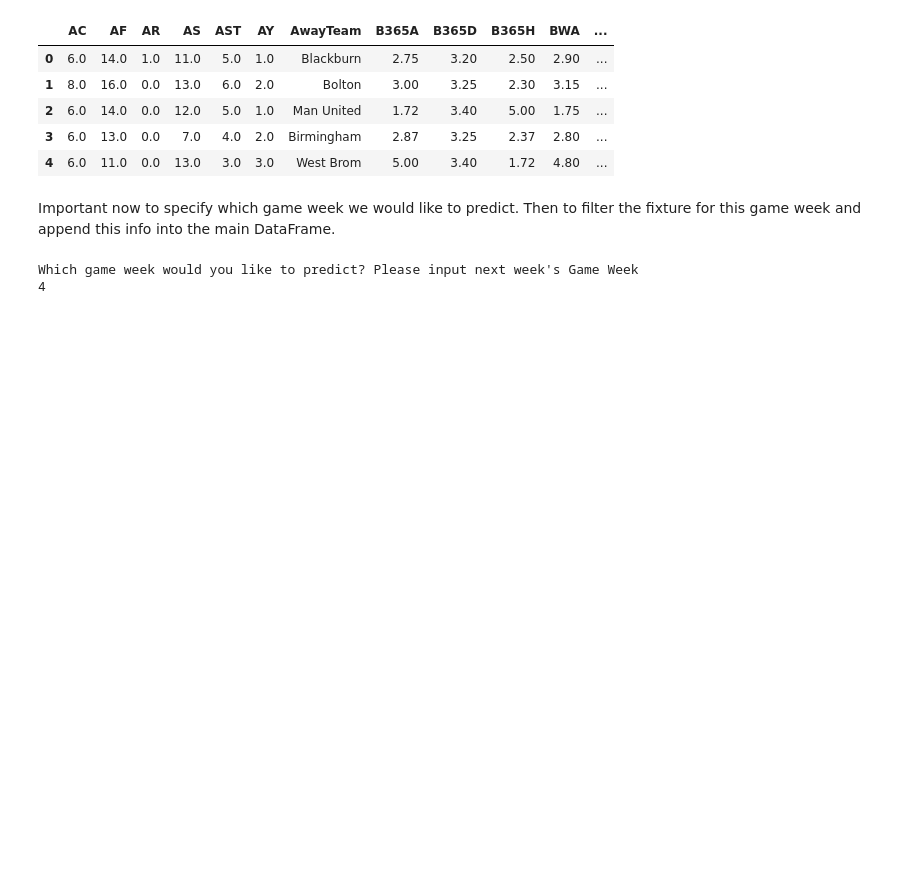
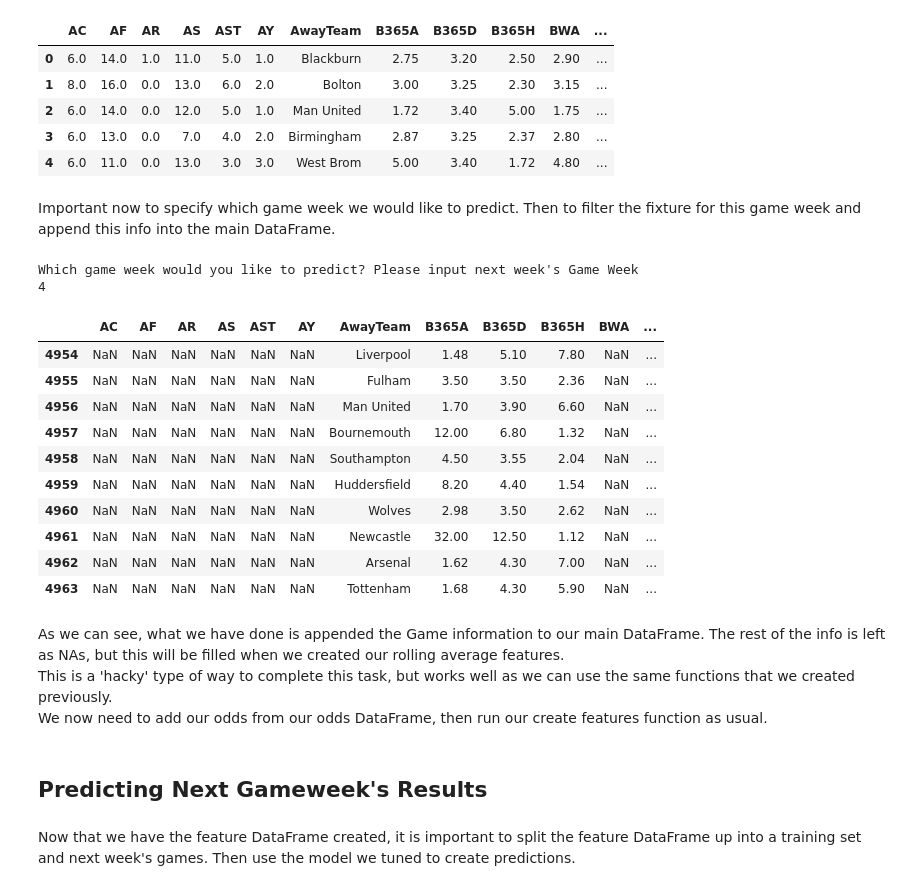
Before and after one commit to cmcelduff/EPL_Odds_Predictor, a Jupyter notebook: EPL_Odds_Predictor/4. Weekly Predictions.ipynb, the cells around one changed output. Cells and saved outputs as stored; diff of their text form; code cells hidden in the pictures; blank space fills up the shorter version.

Commit message:
Weekly Predictions

```diff
--- a/EPL_Odds_Predictor/4. Weekly Predictions.ipynb
+++ b/EPL_Odds_Predictor/4. Weekly Predictions.ipynb
@@ -86,0 +85,35 @@ df_including_future_games = (pd.read)
+# %%
+df_including_future_games = (pd.read_csv('data/epl_data.csv', dtype={'season': str})
+                .assign(Date=lambda df: pd.to_datetime(df.Date))
+                .pipe(lambda df: df.dropna(thresh=len(df) - 2, axis=1))
+                .dropna(axis=0)  # Drop rows with NAs
+                .sort_values('Date')
+                .append(future_predictions, sort=True)
+                .reset_index(drop=True)
+                .assign(gameId=lambda df: list(df.index + 1),
+                       Year=lambda df: df.Date.apply(lambda row: row.year),
+                       homeWin=lambda df: df.apply(lambda row: 1 if row.FTHG > row.FTAG else 0, axis=1),
+                       awayWin=lambda df: df.apply(lambda row: 1 if row.FTAG > row.FTHG else 0, axis=1),
+                       result=lambda df: df.apply(lambda row: 'home' if row.FTHG > row.FTAG else ('draw' if row.FTHG == row.FTAG else 'away'), axis=1)))
+# %%
+df_including_future_games.tail(10)
+# %% [output]
+|  | AC | AF | AR | AS | AST | AY | AwayTeam | B365A | B365D | B365H | BWA | ... |
+| 4954 | NaN | NaN | NaN | NaN | NaN | NaN | Liverpool | 1.48 | 5.10 | 7.80 | NaN | ... |
+| 4955 | NaN | NaN | NaN | NaN | NaN | NaN | Fulham | 3.50 | 3.50 | 2.36 | NaN | ... |
+| 4956 | NaN | NaN | NaN | NaN | NaN | NaN | Man United | 1.70 | 3.90 | 6.60 | NaN | ... |
+| 4957 | NaN | NaN | NaN | NaN | NaN | NaN | Bournemouth | 12.00 | 6.80 | 1.32 | NaN | ... |
+| 4958 | NaN | NaN | NaN | NaN | NaN | NaN | Southampton | 4.50 | 3.55 | 2.04 | NaN | ... |
+| 4959 | NaN | NaN | NaN | NaN | NaN | NaN | Huddersfield | 8.20 | 4.40 | 1.54 | NaN | ... |
+| 4960 | NaN | NaN | NaN | NaN | NaN | NaN | Wolves | 2.98 | 3.50 | 2.62 | NaN | ... |
+| 4961 | NaN | NaN | NaN | NaN | NaN | NaN | Newcastle | 32.00 | 12.50 | 1.12 | NaN | ... |
+| 4962 | NaN | NaN | NaN | NaN | NaN | NaN | Arsenal | 1.62 | 4.30 | 7.00 | NaN | ... |
+| 4963 | NaN | NaN | NaN | NaN | NaN | NaN | Tottenham | 1.68 | 4.30 | 5.90 | NaN | ... |
+# %% [markdown]
+As we can see, what we have done is appended the Game information to our main DataFrame. The rest of the info is left as NAs, but this will be filled when we created our rolling average features. <br>
+This is a 'hacky' type of way to complete this task, but works well as we can use the same functions that we created previously. <br>
+We now need to add our odds from our odds DataFrame, then run our create features function as usual.
+# %% [markdown]
+## Predicting Next Gameweek's Results
+# %% [markdown]
+Now that we have the feature DataFrame created, it is important to split the feature DataFrame up into a training set and next week's games. Then use the model we tuned to create predictions.
```
Also changed, not shown: parts of 13 cells of this notebook.
